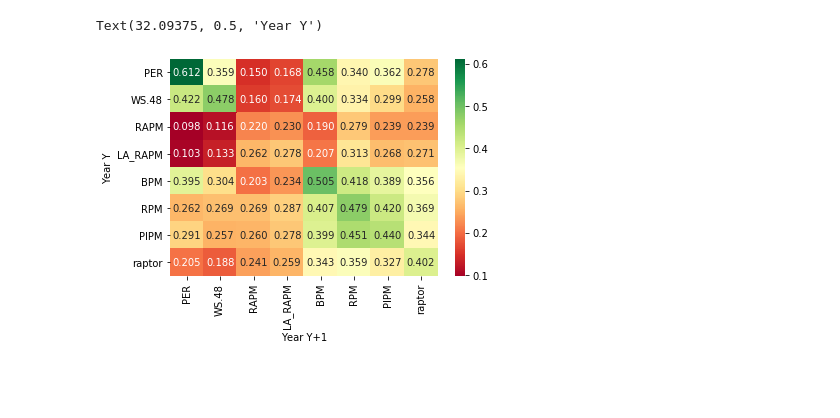
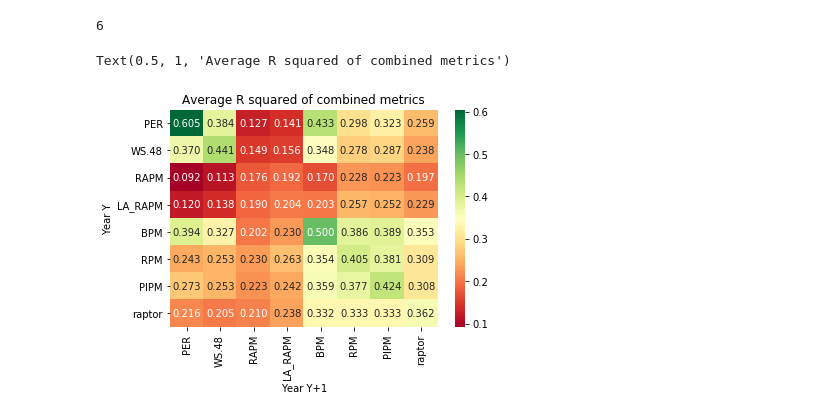
Before and after one commit to 903124/NBA_data_benchmark, a Jupyter notebook: NBA_benchmark.ipynb, the cells around one changed output. Saved outputs shown, nothing was run; the diff lists cells and outputs as text; code cells hidden in the pictures; blank space fills up the shorter version.

Commit message:
update metrics

```diff
--- a/NBA_benchmark.ipynb
+++ b/NBA_benchmark.ipynb
@@ -14,7 +14,8 @@ metrics = ['PER','WS.48','RAPM','LA_RAPM','BPM','RPM','PIPM','raptor']
 
 
 metric_matrix = np.zeros((len(metrics),len(metrics)))
-for year in range(13,18):
+year_range = range(13,19)
+for year in year_range:
     df_year_y_1 = qualify_df[qualify_df.Season == '20'+str(year)+'-'+str(year+1)]
     df_year_y_2 = qualify_df[qualify_df.Season == '20'+str(year+1)+'-'+str(year+2)]
     merge_df = pd.merge(df_year_y_1,df_year_y_2,on='PLAYER_ID').dropna()
@@ -22,11 +23,16 @@ for year in range(13,18):
     for i,metric_y_1 in enumerate(metrics):
         for j,metric_y_2 in enumerate(metrics):
             slope, intercept, r_value, p_value, std_err = stats.linregress(merge_df[metric_y_1 + '_x'], merge_df[metric_y_2 + '_y'])
-            metric_matrix[i][j] =  r_value**2
+            metric_matrix[i][j] +=  r_value**2 / len(year_range)
+# %%
+len(range(13,19))
+# %% [output]
+6
 # %%
 sns.heatmap(metric_matrix, annot=True, fmt="1.3f", xticklabels=metrics, yticklabels=metrics,cmap='RdYlGn')
 plt.xlabel('Year Y+1')
 plt.ylabel('Year Y')
+plt.title('Average R squared of combined metrics')
 # %% [output]
-Text(32.09375, 0.5, 'Year Y')
+Text(0.5, 1, 'Average R squared of combined metrics')
-[figure, old version]
+[figure, new version]
```
Also changed, not shown: parts of 5 cells of this notebook.
